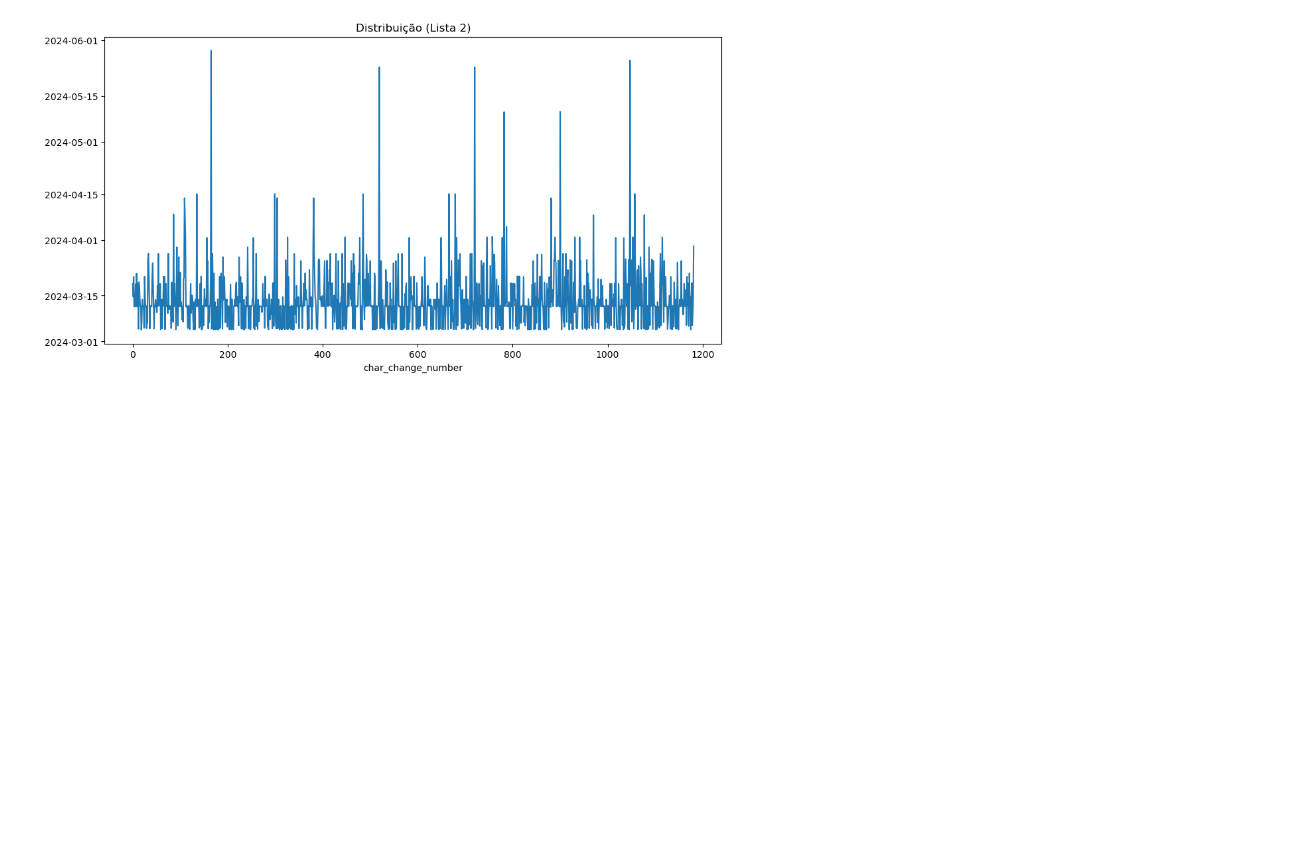
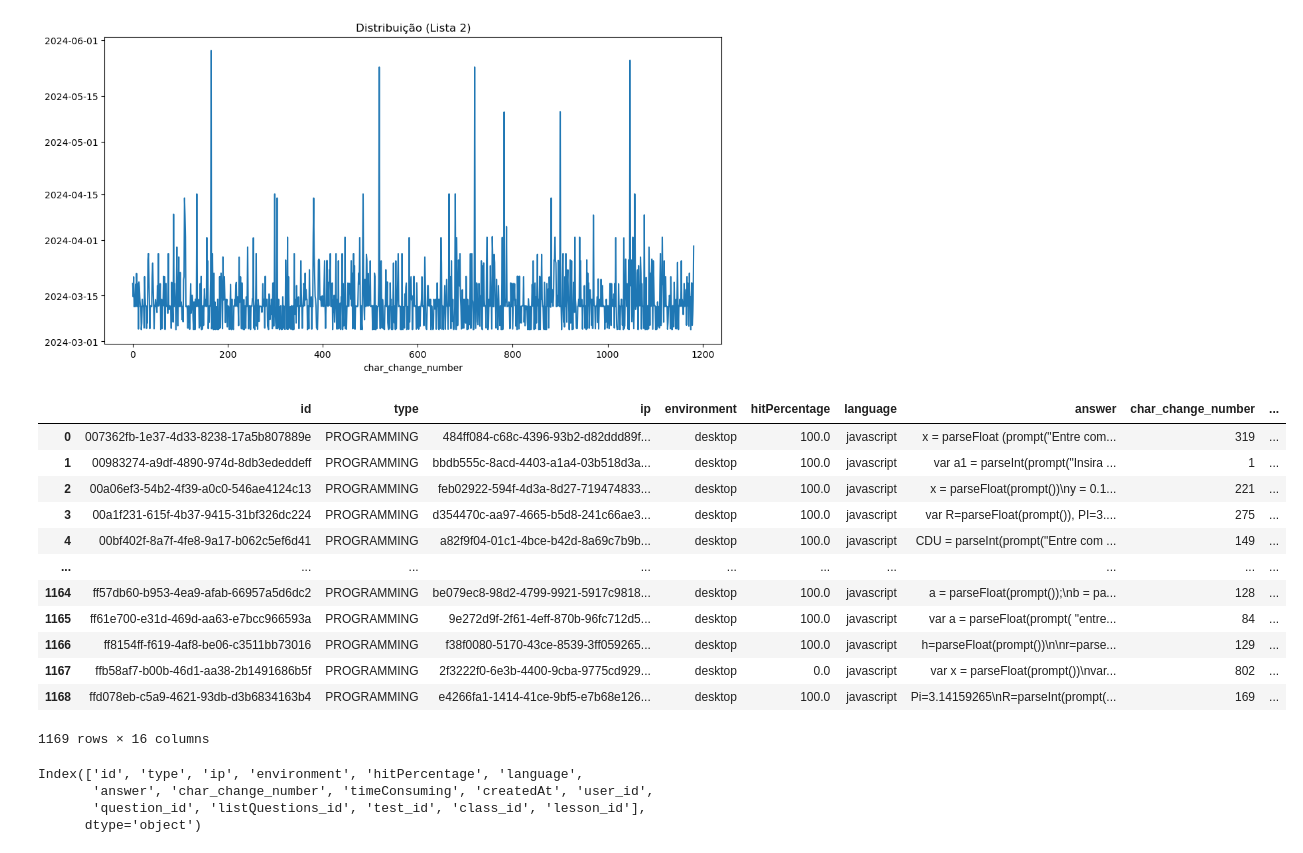
Before and after one commit to Natalnet/dataviewer-datascience, a Jupyter notebook: scripts/lop/sketch/LOP ETL.ipynb, the cells around one changed output. Drawn from its saved outputs; the diff is of its cells as text; code cells hidden in the pictures; blank space fills up the shorter version.

Commit message:
update: adicionando distribuição da lista 3

```diff
--- a/scripts/lop/sketch/LOP ETL.ipynb
+++ b/scripts/lop/sketch/LOP ETL.ipynb
@@ -298,3 +298,19 @@ plt.xlabel('char_change_number')
 plt.show()
 # %% [output]
 [figure]
+# %%
+get_lists_in_class_specific_list("8813d508-dc24-47e2-a33f-8d2ca66cab29", LISTA_3)
+# %% [output]
+|  | id | type | ip | environment | hitPercentage | language | answer | char_change_number | ... |
+| 0 | 007362fb-1e37-4d33-8238-17a5b807889e | PROGRAMMING | 484ff084-c68c-4396-93b2-d82ddd89f... | desktop | 100.0 | javascript | x = parseFloat (prompt("Entre com... | 319 | ... |
+| 1 | 00983274-a9df-4890-974d-8db3ededdeff | PROGRAMMING | bbdb555c-8acd-4403-a1a4-03b518d3a... | desktop | 100.0 | javascript | var a1 = parseInt(prompt("Insira ... | 1 | ... |
+| 2 | 00a06ef3-54b2-4f39-a0c0-546ae4124c13 | PROGRAMMING | feb02922-594f-4d3a-8d27-719474833... | desktop | 100.0 | javascript | x = parseFloat(prompt())\ny = 0.1... | 221 | ... |
+| 3 | 00a1f231-615f-4b37-9415-31bf326dc224 | PROGRAMMING | d354470c-aa97-4665-b5d8-241c66ae3... | desktop | 100.0 | javascript | var R=parseFloat(prompt()), PI=3.... | 275 | ... |
+| 4 | 00bf402f-8a7f-4fe8-9a17-b062c5ef6d41 | PROGRAMMING | a82f9f04-01c1-4bce-b42d-8a69c7b9b... | desktop | 100.0 | javascript | CDU = parseInt(prompt("Entre com ... | 149 | ... |
+| ... | ... | ... | ... | ... | ... | ... | ... | ... | ... |
+| 1164 | ff57db60-b953-4ea9-afab-66957a5d6dc2 | PROGRAMMING | be079ec8-98d2-4799-9921-5917c9818... | desktop | 100.0 | javascript | a = parseFloat(prompt());\nb = pa... | 128 | ... |
+| 1165 | ff61e700-e31d-469d-aa63-e7bcc966593a | PROGRAMMING | 9e272d9f-2f61-4eff-870b-96fc712d5... | desktop | 100.0 | javascript | var a = parseFloat(prompt( "entre... | 84 | ... |
+| 1166 | ff8154ff-f619-4af8-be06-c3511bb73016 | PROGRAMMING | f38f0080-5170-43ce-8539-3ff059265... | desktop | 100.0 | javascript | h=parseFloat(prompt())\n\nr=parse... | 129 | ... |
+| 1167 | ffb58af7-b00b-46d1-aa38-2b1491686b5f | PROGRAMMING | 2f3222f0-6e3b-4400-9cba-9775cd929... | desktop | 0.0 | javascript | var x = parseFloat(prompt())\nvar... | 802 | ... |
+| 1168 | ffd078eb-c5a9-4621-93db-d3b6834163b4 | PROGRAMMING | e4266fa1-1414-41ce-9bf5-e7b68e126... | desktop | 100.0 | javascript | Pi=3.14159265\nR=parseInt(prompt(... | 169 | ... |
+1169 rows × 16 columns
@@ -300,0 +321,7 @@ plt.show()
+# %%
+lista_3_orivas_copia.columns
+# %% [output]
+Index(['id', 'type', 'ip', 'environment', 'hitPercentage', 'language',
+       'answer', 'char_change_number', 'timeConsuming', 'createdAt', 'user_id',
+       'question_id', 'listQuestions_id', 'test_id', 'class_id', 'lesson_id'],
+      dtype='object')
```
Also changed, not shown: parts of 2 cells of this notebook.
